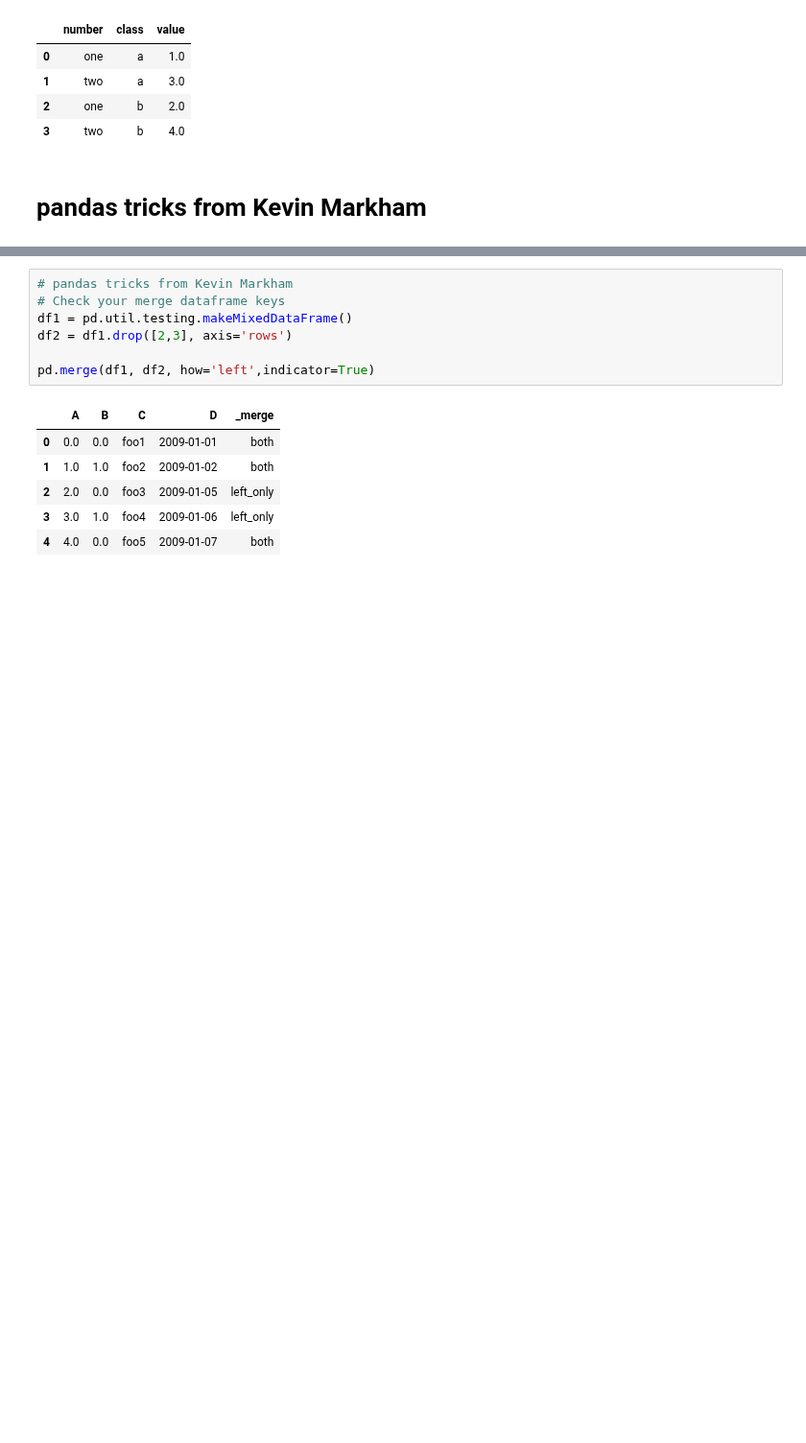
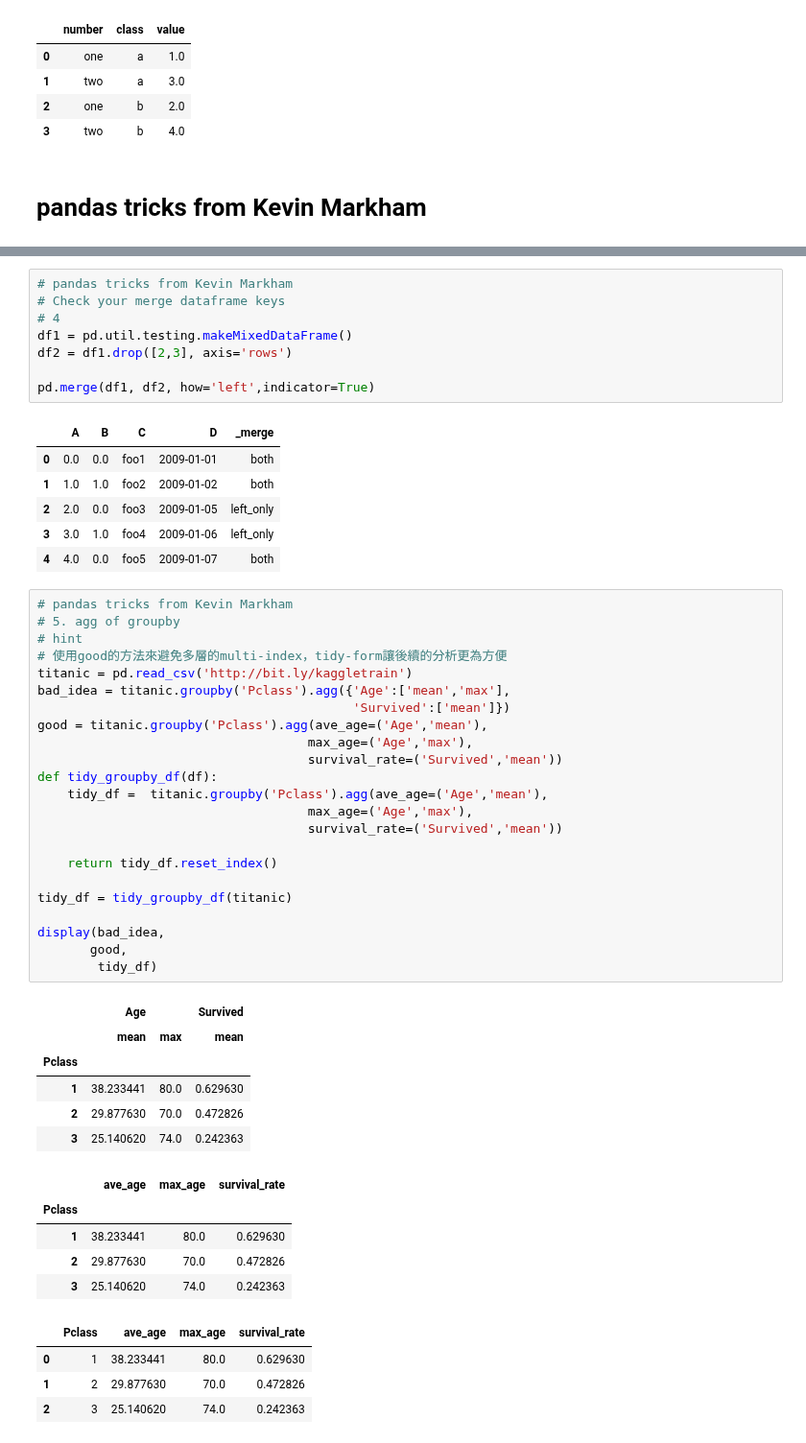
Before and after one commit to YLTsai0609/pandas_101, a Jupyter notebook: Solution.ipynb, the cells around one changed output, grey strips where cells are left out. Shown at 96% size. Drawn from its saved outputs; the diff is of its cells as text; blank space fills up the shorter version.

Commit message:
groupby multiple function with tidy format

```diff
--- a/Solution.ipynb
+++ b/Solution.ipynb
@@ -1726,6 +1728,7 @@ add_prefix('ingredients_')
 # %%
 # pandas tricks from Kevin Markham
 # Check your merge dataframe keys
+# 4
 df1 = pd.util.testing.makeMixedDataFrame()
 df2 = df1.drop([2,3], axis='rows')
 
@@ -1737,3 +1740,42 @@ pd.merge(df1, df2, how='left',indicator=True)
 | 2 | 2.0 | 0.0 | foo3 | 2009-01-05 | left_only |
 | 3 | 3.0 | 1.0 | foo4 | 2009-01-06 | left_only |
 | 4 | 4.0 | 0.0 | foo5 | 2009-01-07 | both |
+# %%
+# pandas tricks from Kevin Markham
+# 5. agg of groupby
+# hint
+# 使用good的方法來避免多層的multi-index，tidy-form讓後續的分析更為方便
+titanic = pd.read_csv('http://bit.ly/kaggletrain')
+bad_idea = titanic.groupby('Pclass').agg({'Age':['mean','max'],
+                                          'Survived':['mean']})
+good = titanic.groupby('Pclass').agg(ave_age=('Age','mean'),
+                                    max_age=('Age','max'),
+                                    survival_rate=('Survived','mean'))
+def tidy_groupby_df(df):
+    tidy_df =  titanic.groupby('Pclass').agg(ave_age=('Age','mean'),
+                                    max_age=('Age','max'),
+                                    survival_rate=('Survived','mean'))
+
+    return tidy_df.reset_index()
+
+tidy_df = tidy_groupby_df(titanic)
+
+display(bad_idea,
+       good,
+        tidy_df)
+# %% [output]
+|  | Age |  | Survived |
+|  | mean | max | mean |
+| Pclass |  |  |  |
+| 1 | 38.233441 | 80.0 | 0.629630 |
+| 2 | 29.877630 | 70.0 | 0.472826 |
+| 3 | 25.140620 | 74.0 | 0.242363 |
+|  | ave_age | max_age | survival_rate |
+| Pclass |  |  |  |
+| 1 | 38.233441 | 80.0 | 0.629630 |
+| 2 | 29.877630 | 70.0 | 0.472826 |
+| 3 | 25.140620 | 74.0 | 0.242363 |
+|  | Pclass | ave_age | max_age | survival_rate |
+| 0 | 1 | 38.233441 | 80.0 | 0.629630 |
+| 1 | 2 | 29.877630 | 70.0 | 0.472826 |
+| 2 | 3 | 25.140620 | 74.0 | 0.242363 |
```
Also changed, not shown: parts of 38 cells of this notebook, 1 other file.
